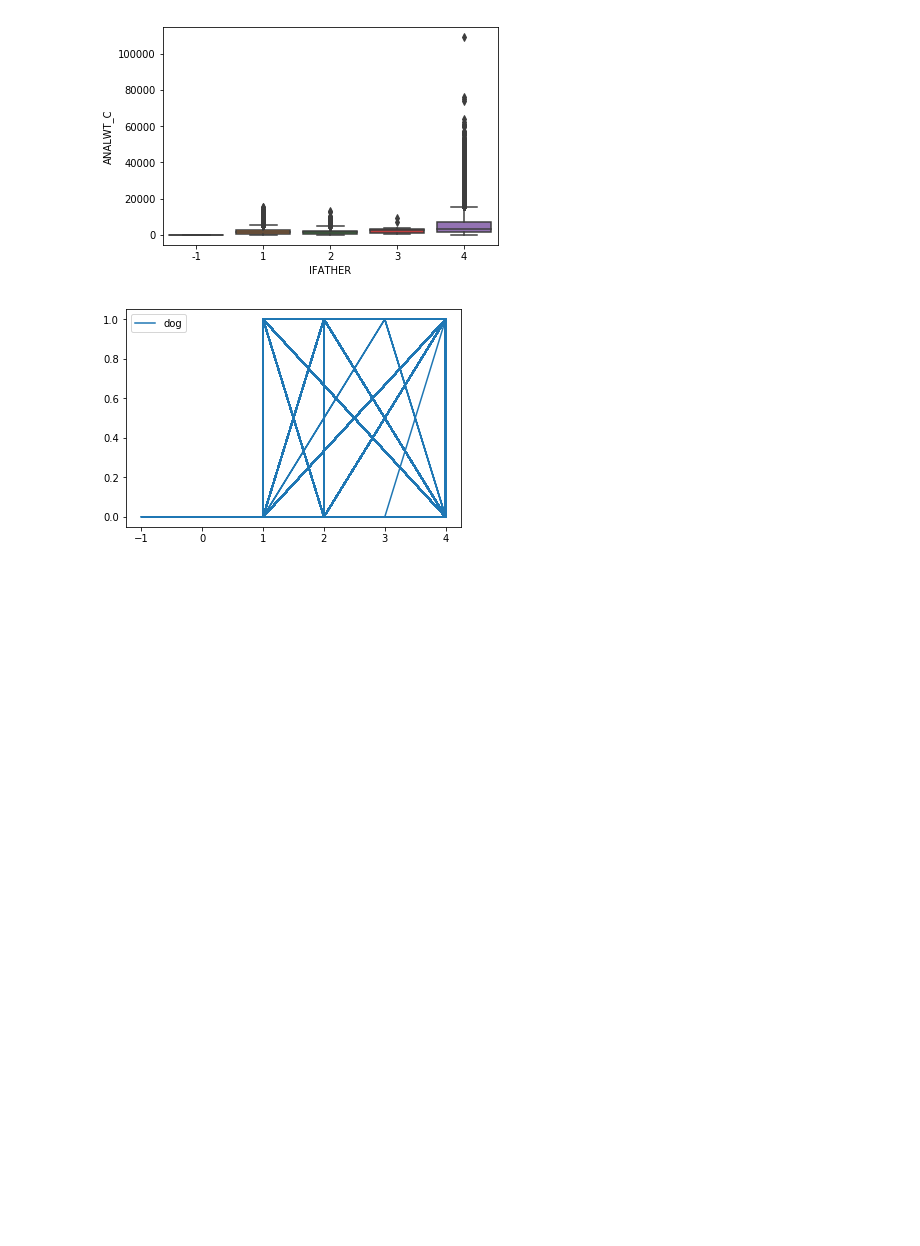
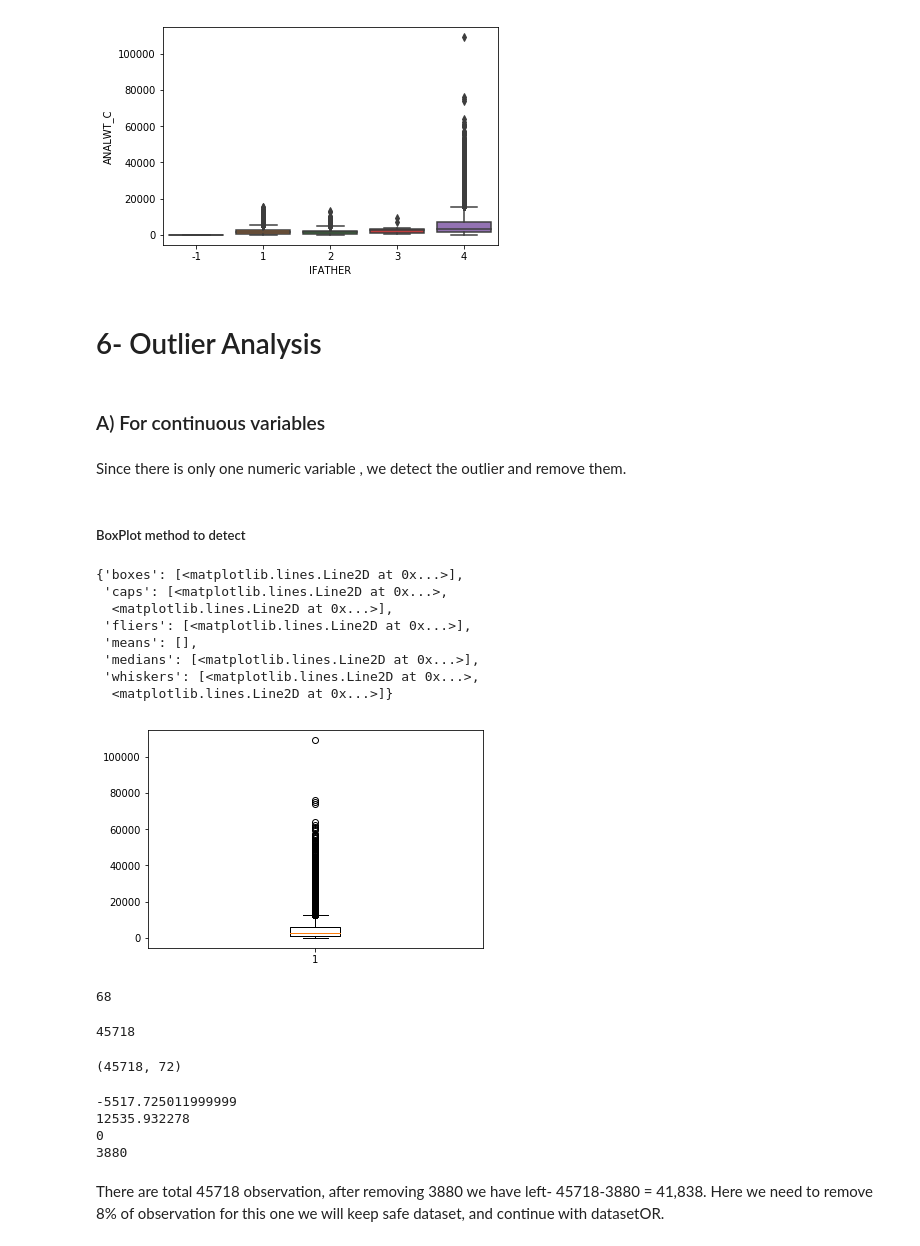
Before and after one commit to singhajeet13/Data-Science, a Jupyter notebook: Criminal Prediction-Classification.ipynb, the cells around one changed output. Cells and saved outputs as stored; diff of their text form; code cells hidden in the pictures; blank space fills up the shorter version.

Commit message:
Completed outlier analysis

```diff
--- a/Criminal Prediction-Classification.ipynb
+++ b/Criminal Prediction-Classification.ipynb
@@ -416,9 +414,55 @@ sns.boxplot?
-# %%
-fig, ax = plt.subplots()
-ax.plot(dataset['IFATHER'], dataset['Criminal'], label="dog")
-#ax.plot(activity, cat, label="cat")
-ax.legend()
-
-plt.show()
-# %% [output]
-[figure, removed]
+# %% [markdown]
+# 6- Outlier Analysis
+# %% [markdown]
+### A) For continuous variables
+# %% [markdown]
+Since there is only one numeric variable , we detect the outlier and remove them.
+# %% [markdown]
+##### BoxPlot method to detect
+# %%
+plt.boxplot(dataset['ANALWT_C'])
+# %% [output]
+{'boxes': [<matplotlib.lines.Line2D at 0x...>],
+ 'caps': [<matplotlib.lines.Line2D at 0x...>,
+  <matplotlib.lines.Line2D at 0x...>],
+ 'fliers': [<matplotlib.lines.Line2D at 0x...>],
+ 'means': [],
+ 'medians': [<matplotlib.lines.Line2D at 0x...>],
+ 'whiskers': [<matplotlib.lines.Line2D at 0x...>,
+  <matplotlib.lines.Line2D at 0x...>]}
+[figure, added]
+# %%
+dataset.columns.get_loc("ANALWT_C")
+# %% [output]
+68
+# %%
+dataset.iloc[:,68].count()
+# %% [output]
+45718
+# %%
+dataset.shape
+# %% [output]
+(45718, 72)
+# %%
+ #Detect and delete outliers from data
+
+#count = 0
+q75, q25 = np.percentile(dataset.loc[:,"ANALWT_C"], [75 ,25])
+iqr = q75 - q25
+
+min = q25 - (iqr*1.5)
+max = q75 + (iqr*1.5)
+print(min)
+print(max)
+
+print(len(dataset[dataset['ANALWT_C']<=min]))
+print(len(dataset[dataset['ANALWT_C']>=max]))
+#dataset = dataset.drop(dataset[dataset.loc[:,i] < min].index)
+#dataset = dataset.drop(dataset[dataset.loc[:,i] > max].index)
+# %% [output]
+-5517.725011999999
+12535.932278
+0
+3880
+# %% [markdown]
+There are total 45718 observation, after removing 3880 we have left- 45718-3880 = 41,838. Here we need to remove 8% of observation for this one we will keep safe dataset, and continue with datasetOR.
```
Also changed, not shown: parts of 8 cells of this notebook.
